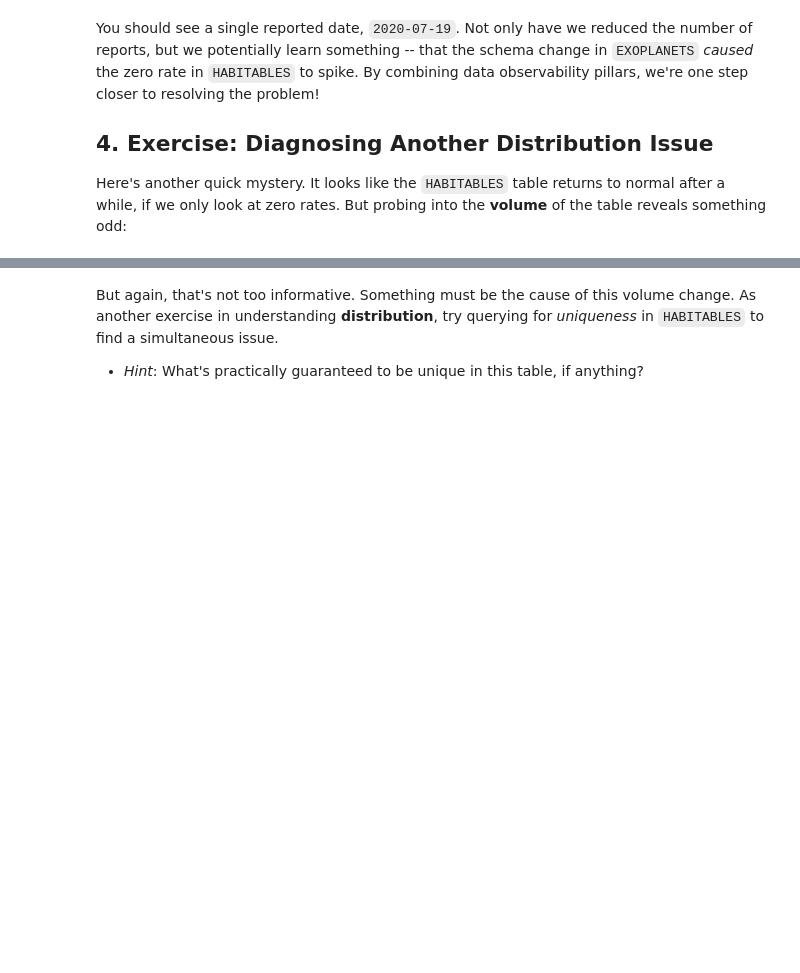
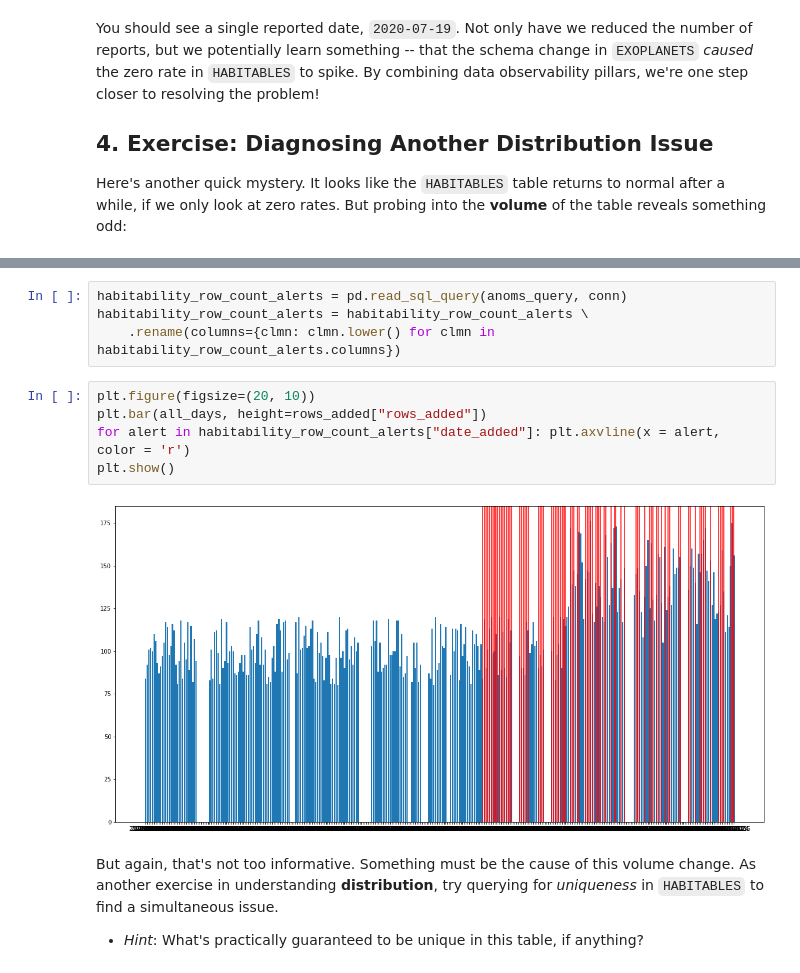
Before and after one commit to monte-carlo-data/data-downtime-challenge, a Jupyter notebook: exercise_3/exercise_3.ipynb, the cells around one changed output, grey strips where cells are left out. Drawn from its saved outputs; the diff is of its cells as text; blank space fills up the shorter version.

```diff
--- a/exercise_3/exercise_3.ipynb
+++ b/exercise_3/exercise_3.ipynb
@@ -180,3 +245,14 @@ The row counts added seem to double each day starting around `DATE`. We could de
+# %%
+habitability_row_count_alerts = pd.read_sql_query(anoms_query, conn)
+habitability_row_count_alerts = habitability_row_count_alerts \
+    .rename(columns={clmn: clmn.lower() for clmn in habitability_row_count_alerts.columns})
+# %%
+plt.figure(figsize=(20, 10))
+plt.bar(all_days, height=rows_added["rows_added"])
+for alert in habitability_row_count_alerts["date_added"]: plt.axvline(x = alert, color = 'r')
+plt.show()
+# %% [output]
+[figure, added]
 # %% [markdown]
 But again, that's not too informative. Something must be the cause of this volume change. As another exercise in understanding **distribution**, try querying for _uniqueness_ in `HABITABLES` to find a simultaneous issue.
 
```
Also changed, not shown: parts of 11 cells of this notebook, 4 other files.
